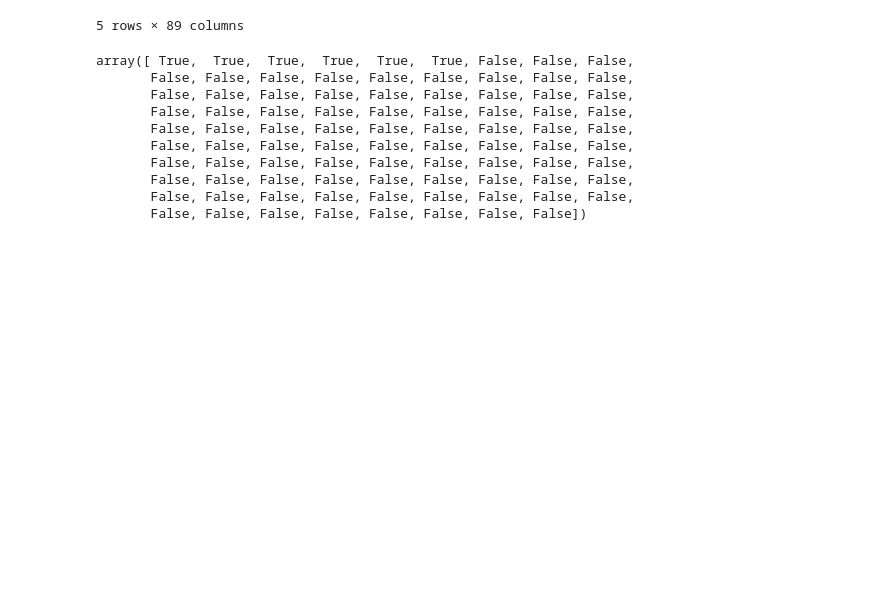
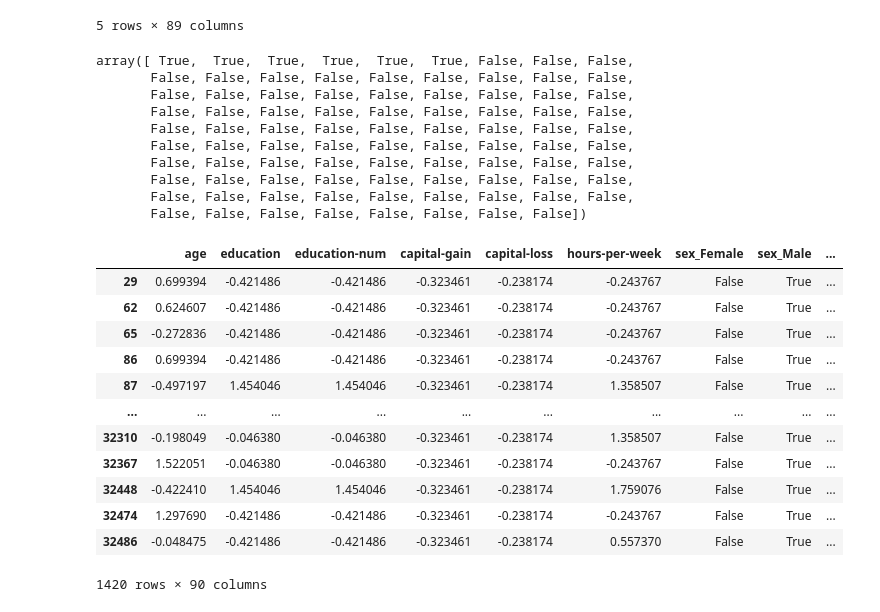
Before and after one commit to mariamayman815/Income-Prediction, a Jupyter notebook: Notebooks/preprocessing.ipynb, the cells around one changed output. Drawn from its saved outputs; the diff is of its cells as text; code cells hidden in the pictures; blank space fills up the shorter version.

Commit message:
Solving Duplicated Values

```diff
--- a/Notebooks/preprocessing.ipynb
+++ b/Notebooks/preprocessing.ipynb
@@ -668,3 +668,20 @@ array([ True,  True,  True,  True,  True,  True, False, False, False,
        False, False, False, False, False, False, False, False, False,
        False, False, False, False, False, False, False, False, False,
        False, False, False, False, False, False, False, False])
+# %%
+Xy = pd.concat([X_final, y], axis=1)
+Xy[Xy.duplicated(subset=X_final.columns, keep=False)]
+# %% [output]
+|  | age | education | education-num | capital-gain | capital-loss | hours-per-week | sex_Female | sex_Male | ... |
+| 29 | 0.699394 | -0.421486 | -0.421486 | -0.323461 | -0.238174 | -0.243767 | False | True | ... |
+| 62 | 0.624607 | -0.421486 | -0.421486 | -0.323461 | -0.238174 | -0.243767 | False | True | ... |
+| 65 | -0.272836 | -0.421486 | -0.421486 | -0.323461 | -0.238174 | -0.243767 | False | True | ... |
+| 86 | 0.699394 | -0.421486 | -0.421486 | -0.323461 | -0.238174 | -0.243767 | False | True | ... |
+| 87 | -0.497197 | 1.454046 | 1.454046 | -0.323461 | -0.238174 | 1.358507 | False | True | ... |
+| ... | ... | ... | ... | ... | ... | ... | ... | ... | ... |
+| 32310 | -0.198049 | -0.046380 | -0.046380 | -0.323461 | -0.238174 | 1.358507 | False | True | ... |
+| 32367 | 1.522051 | -0.046380 | -0.046380 | -0.323461 | -0.238174 | -0.243767 | False | True | ... |
+| 32448 | -0.422410 | 1.454046 | 1.454046 | -0.323461 | -0.238174 | 1.759076 | False | True | ... |
+| 32474 | 1.297690 | -0.421486 | -0.421486 | -0.323461 | -0.238174 | -0.243767 | False | True | ... |
+| 32486 | -0.048475 | -0.421486 | -0.421486 | -0.323461 | -0.238174 | 0.557370 | False | True | ... |
+1420 rows × 90 columns
```
Also changed, not shown: parts of 10 cells of this notebook, 5 other files.
